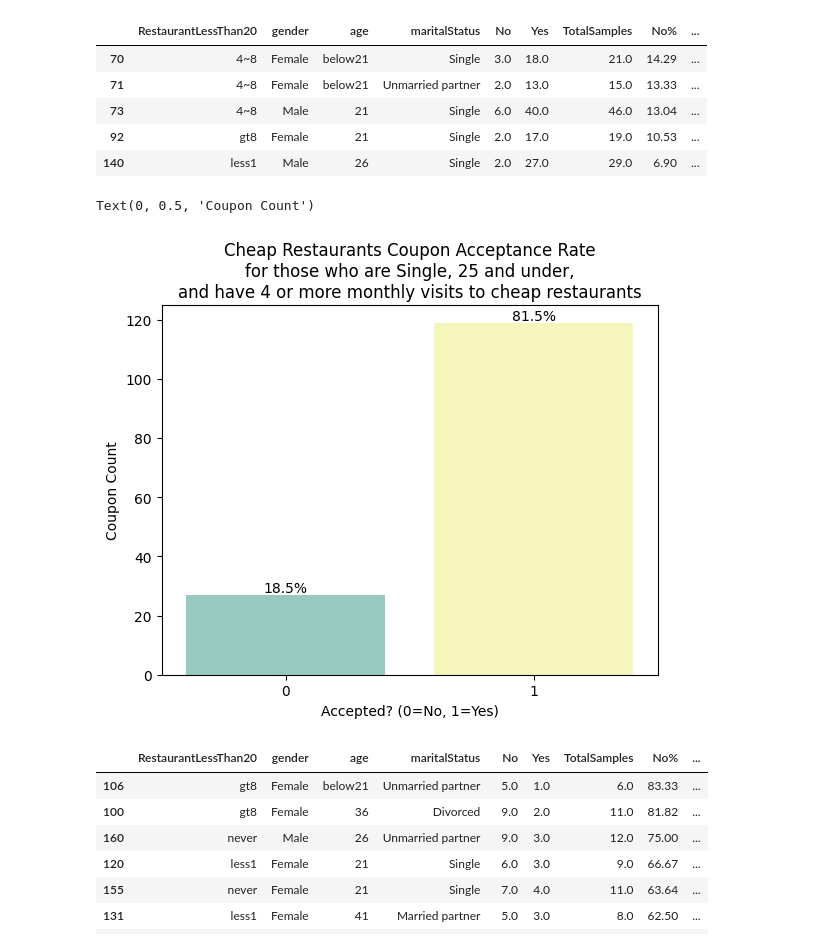
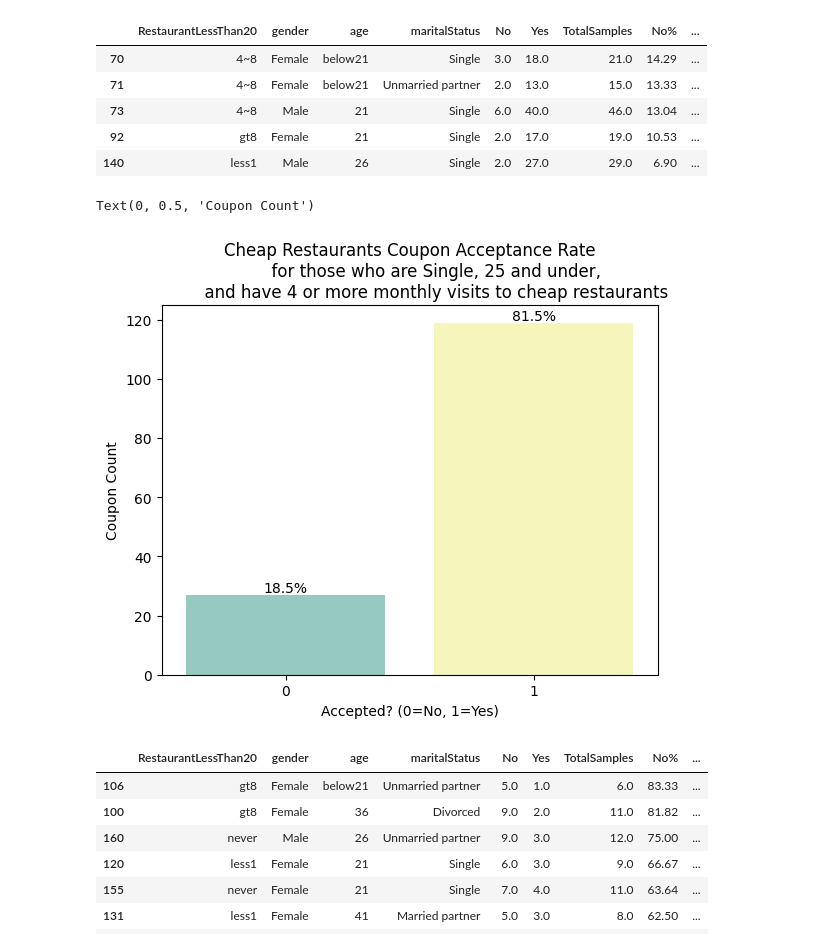
Before and after one commit to dmtrinh/coupons-customers, a Jupyter notebook: prompt.ipynb, the cells around one changed output. Cells and saved outputs as stored; diff of their text form; code cells hidden in the pictures.

```diff
--- a/prompt.ipynb
+++ b/prompt.ipynb
@@ -355,7 +349,7 @@ Y
 Name: proportion, dtype: float64
 # %%
 # Plot a countplot of the 'Y' column for the 'data_over25_over1aMonth' dataframe
-ax = sns.countplot(data=data_over25_over1aMonth, x='Y', palette='Set3')
+ax = sns.countplot(data=data_over25_over1aMonth, x='Y', hue='Y', legend=False, palette='Set3')
 plt.title('Coupon Acceptance for \'Age Over 25 and 1 or More Visits a Month\'')
 plt.xlabel('Accepted? (0=No, 1=Yes)')
 plt.ylabel('Coupon Count')
@@ -383,7 +374,7 @@ Y
 Name: proportion, dtype: float64
 # %%
 # Plot a countplot of the 'Y' column for the 'data_over25_over1aMonth' dataframe
-ax = sns.countplot(data=data_all_others, x='Y', palette='Set3')
+ax = sns.countplot(data=data_all_others, x='Y', hue='Y', legend=False, palette='Set3')
 plt.title('Coupon Acceptance for All Others')
 plt.xlabel('Accepted? (0=No, 1=Yes)')
 plt.ylabel('Coupon Count')
@@ -567,7 +558,7 @@ Text(0.5, 0.98, 'Coupon Acceptance for Those Who...')
 bar_final_df = data_bar_only.query('maritalStatus == "Single" and age == "26" and Bar in @bar_visits_oneormore_list')
 
 # Plot a countplot of the 'Y' column of foo
-ax = sns.countplot(data=bar_final_df, x='Y', palette='Set3')
+ax = sns.countplot(data=bar_final_df, x='Y', hue='Y', legend=False, palette='Set3')
 
 # Show percentages on the bars
 total = bar_final_df['Y'].count()
@@ -744,23 +731,28 @@ df_gcr.query('`Yes%` >= 85 and `TotalSamples` >= 15')
 # %%
 cheap_restaurants_filtered_age_list = ['below21', '21']
 cheap_restaurants_filtered_visits_list = ['4~8', 'gt8']
 
-cheap_restaurants_last_df = data_cheap_restaurants_only.query('maritalStatus == "Single" and age in @cheap_restaurants_filtered_age_list and RestaurantLessThan20 in @cheap_restaurants_filtered_visits_list')
+cheap_restaurants_last_df = data_cheap_restaurants_only.query(
+    'maritalStatus == "Single" and\
+    age in @cheap_restaurants_filtered_age_list and\
+    RestaurantLessThan20 in @cheap_restaurants_filtered_visits_list')
 
 # Plot a countplot of the 'Y' column for the 'cheap_restaurants_last_df' dataframe
 ax = sns.countplot(data=cheap_restaurants_last_df, x='Y', hue='Y', legend=False, palette='Set3')
 
 # Show percentages on the bars
 total = cheap_restaurants_last_df['Y'].count()
 for label in ax.containers:
     ax.bar_label(label, fmt=lambda x: f'{(x/total)*100:0.1f}%')
 
-plt.title('Cheap Restaurants Coupon Acceptance Rate\nfor those who are Single, 25 and under,\nand have 4 or more monthly visits to cheap restaurants')
+plt.title('Cheap Restaurants Coupon Acceptance Rate\n\
+          for those who are Single, 25 and under,\n\
+          and have 4 or more monthly visits to cheap restaurants')
 plt.xlabel('Accepted? (0=No, 1=Yes)')
 plt.ylabel('Coupon Count')
 # %% [output]
 Text(0, 0.5, 'Coupon Count')
-[figure, old version]
+[figure, new version]
 # %%
 df_gcr.sort_values(by='Yes%', ascending=True).head(10)
 # %% [output]
```
Also changed, not shown: parts of 13 cells of this notebook.
